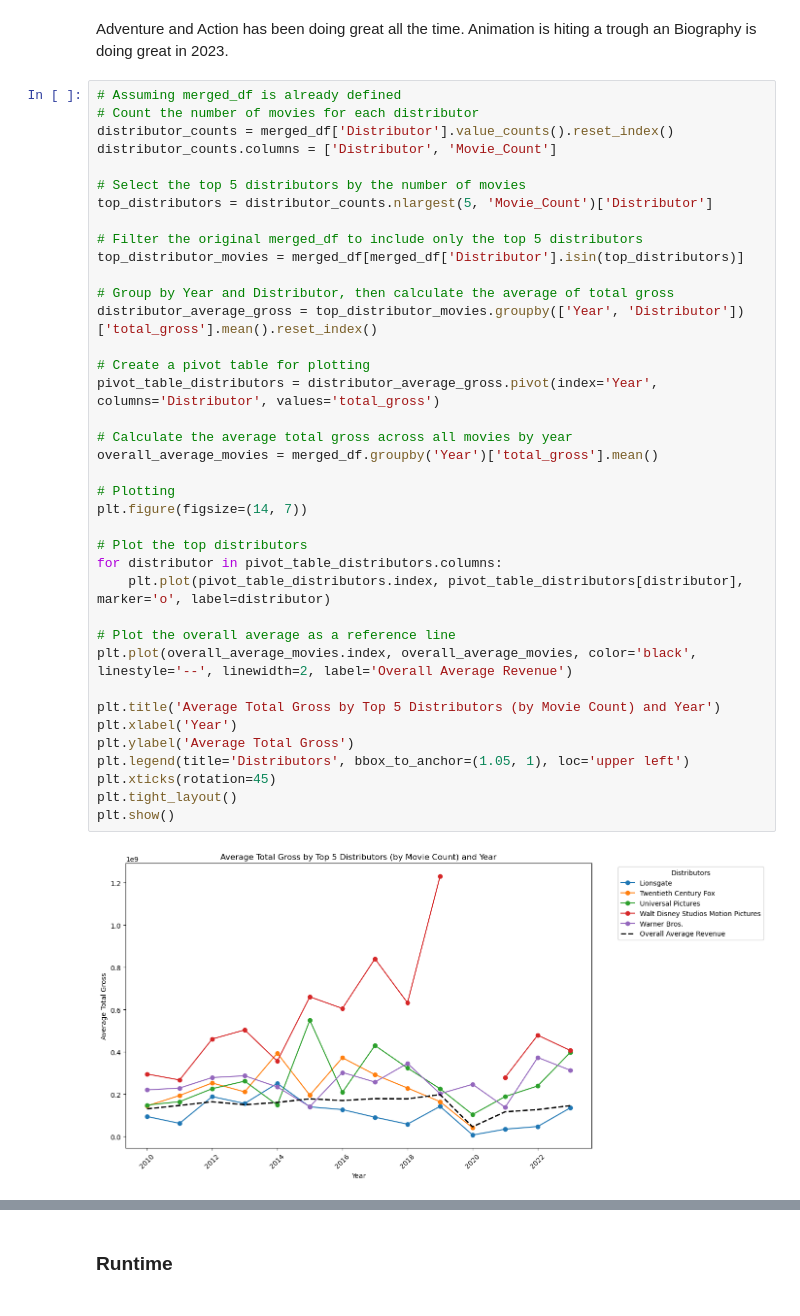
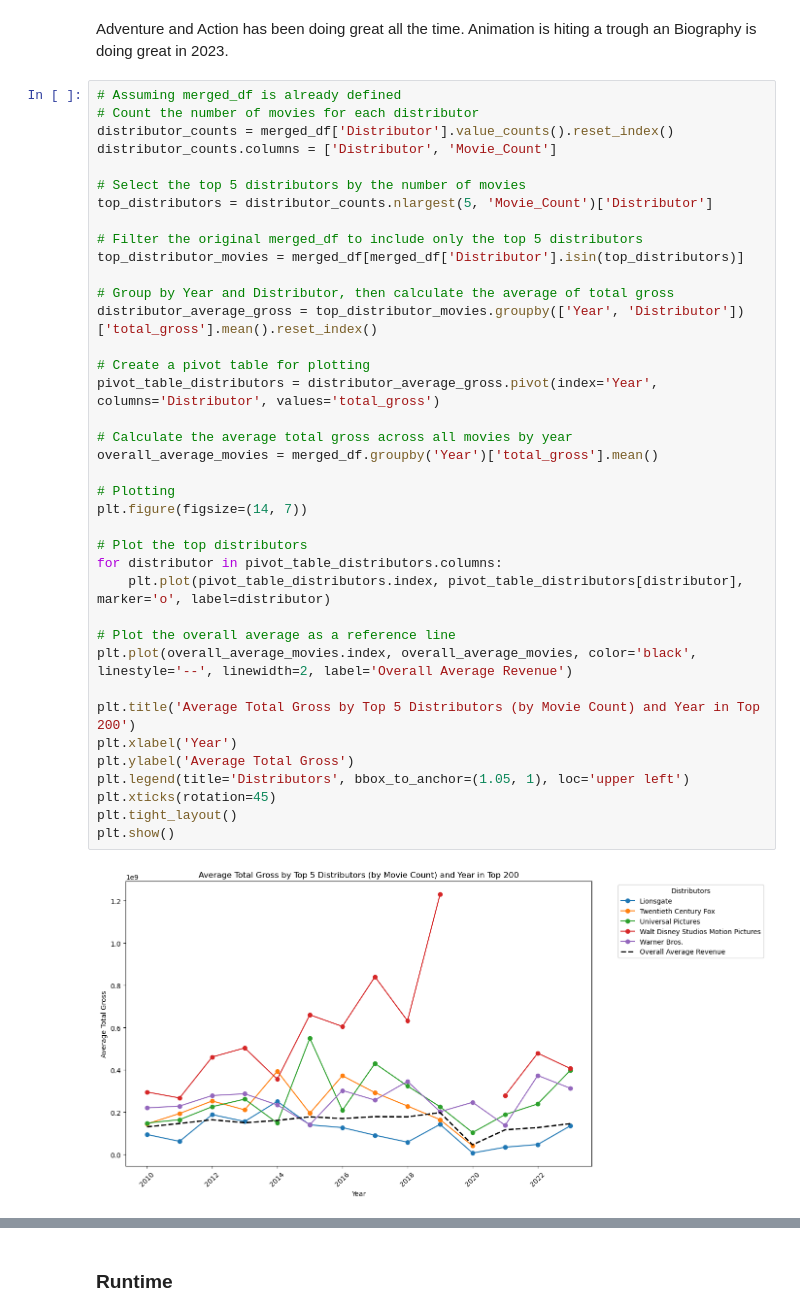
Before and after one commit to arthurchan7b/STAT5106_Movie, a Jupyter notebook: Arthur_Revenue.ipynb, the cells around one changed output, grey strips where cells are left out. Drawn from its saved outputs; the diff is of its cells as text.

```diff
--- a/Arthur_Revenue.ipynb
+++ b/Arthur_Revenue.ipynb
@@ -139,32 +158,32 @@ top_distributors = distributor_counts.nlargest(5, 'Movie_Count')['Distributor']
 
 # Filter the original merged_df to include only the top 5 distributors
 top_distributor_movies = merged_df[merged_df['Distributor'].isin(top_distributors)]
 
 # Group by Year and Distributor, then calculate the average of total gross
 distributor_average_gross = top_distributor_movies.groupby(['Year', 'Distributor'])['total_gross'].mean().reset_index()
 
 # Create a pivot table for plotting
 pivot_table_distributors = distributor_average_gross.pivot(index='Year', columns='Distributor', values='total_gross')
 
 # Calculate the average total gross across all movies by year
 overall_average_movies = merged_df.groupby('Year')['total_gross'].mean()
 
 # Plotting
 plt.figure(figsize=(14, 7))
 
 # Plot the top distributors
 for distributor in pivot_table_distributors.columns:
     plt.plot(pivot_table_distributors.index, pivot_table_distributors[distributor], marker='o', label=distributor)
 
 # Plot the overall average as a reference line
 plt.plot(overall_average_movies.index, overall_average_movies, color='black', linestyle='--', linewidth=2, label='Overall Average Revenue')
 
-plt.title('Average Total Gross by Top 5 Distributors (by Movie Count) and Year')
+plt.title('Average Total Gross by Top 5 Distributors (by Movie Count) and Year in Top 200')
 plt.xlabel('Year')
 plt.ylabel('Average Total Gross')
 plt.legend(title='Distributors', bbox_to_anchor=(1.05, 1), loc='upper left')
 plt.xticks(rotation=45)
 plt.tight_layout()
 plt.show()
 # %% [output]
-[figure, old version]
+[figure, new version]
```
Also changed, not shown: parts of 25 cells of this notebook, 1 other file.
